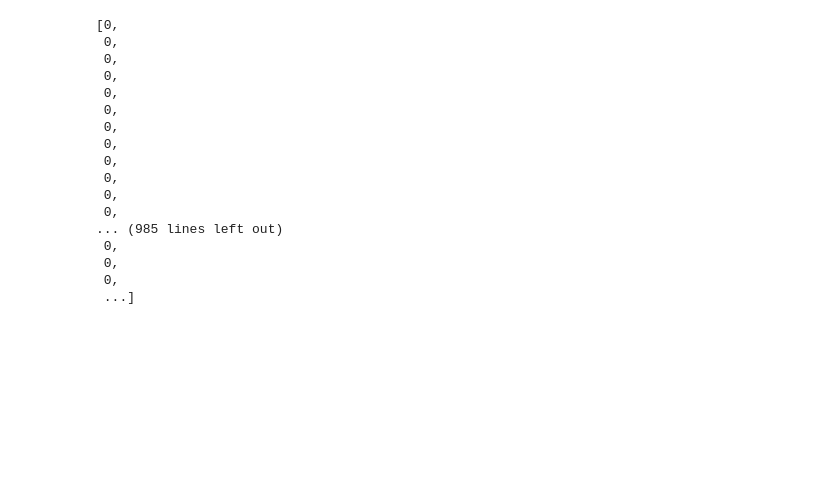
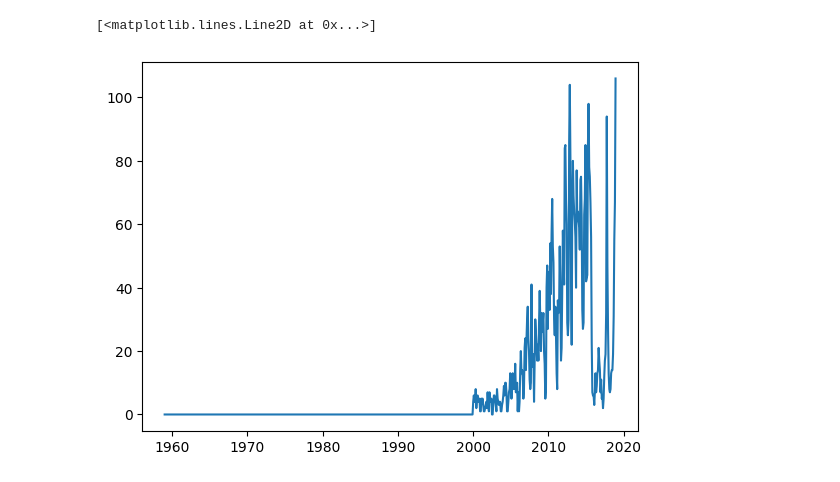
Before and after one commit to YeChen-IDM/emod-genepi-archetypes, a Jupyter notebook: _preliminary/230725 - simplify magude/test_plotting_inc.ipynb, the cells around one changed output. Drawn from its saved outputs; the diff is of its cells as text; code cells hidden in the pictures; blank space fills up the shorter version.

```diff
--- a/_preliminary/230725 - simplify magude/test_plotting_inc.ipynb
+++ b/_preliminary/230725 - simplify magude/test_plotting_inc.ipynb
@@ -15,24 +15,29 @@ import json
 # %%
 with open("ReportEventCounter.json","r") as f:
     d=json.load(f)
-# %%
-inc_sim = {"cases": d['Channels']['Received_Treatment']['Data'],
-           "t": np
-# %% [output]
-[0,
- 0,
- 0,
- 0,
- 0,
- 0,
- 0,
- 0,
- 0,
- 0,
- 0,
- 0,
-... (985 lines left out)
- 0,
- 0,
- 0,
- ...]
+# %%
+day_to_month = [1] * 31 + [2] * 28 + [3] * 31 + [4] * 30 + [5] * 31 + [6] * 30 \
+                   + [7] * 31 + [8] * 31 + [9] * 30 + [10] * 31 + [11] * 30 + [12] * 31
+# %%
+cases = np.array(d["Channels"]["Received_Treatment"]["Data"])
+
+sim_duration_years = np.round(len(cases)/365).astype(int)
+year = np.repeat(np.arange(sim_duration_years), 365)
+month = []
+for i in range(sim_duration_years):
+    month += day_to_month
+
+sim_data = pd.DataFrame({'year': year,
+                         'month': month,
+                         'cases': cases})
+# Aggregate by month:
+sim_data = sim_data.groupby(['year', 'month']).agg({"cases": "sum"}).reset_index()
+# %%
+sim_data["year_actual"] = sim_data["year"] + (2019-60)
+# %%
+sim_data['first_day_of_month'] = pd.to_datetime(sim_data['year_actual'].astype(str) + '-' + sim_data['month'].astype(str) + '-01')
+# %%
+plt.plot_date(sim_data["first_day_of_month"], sim_data["cases"], fmt='-')
+# %% [output]
+[<matplotlib.lines.Line2D at 0x...>]
+[figure, added]
```
Also changed, not shown: parts of 5 cells of this notebook, 4 other files.
